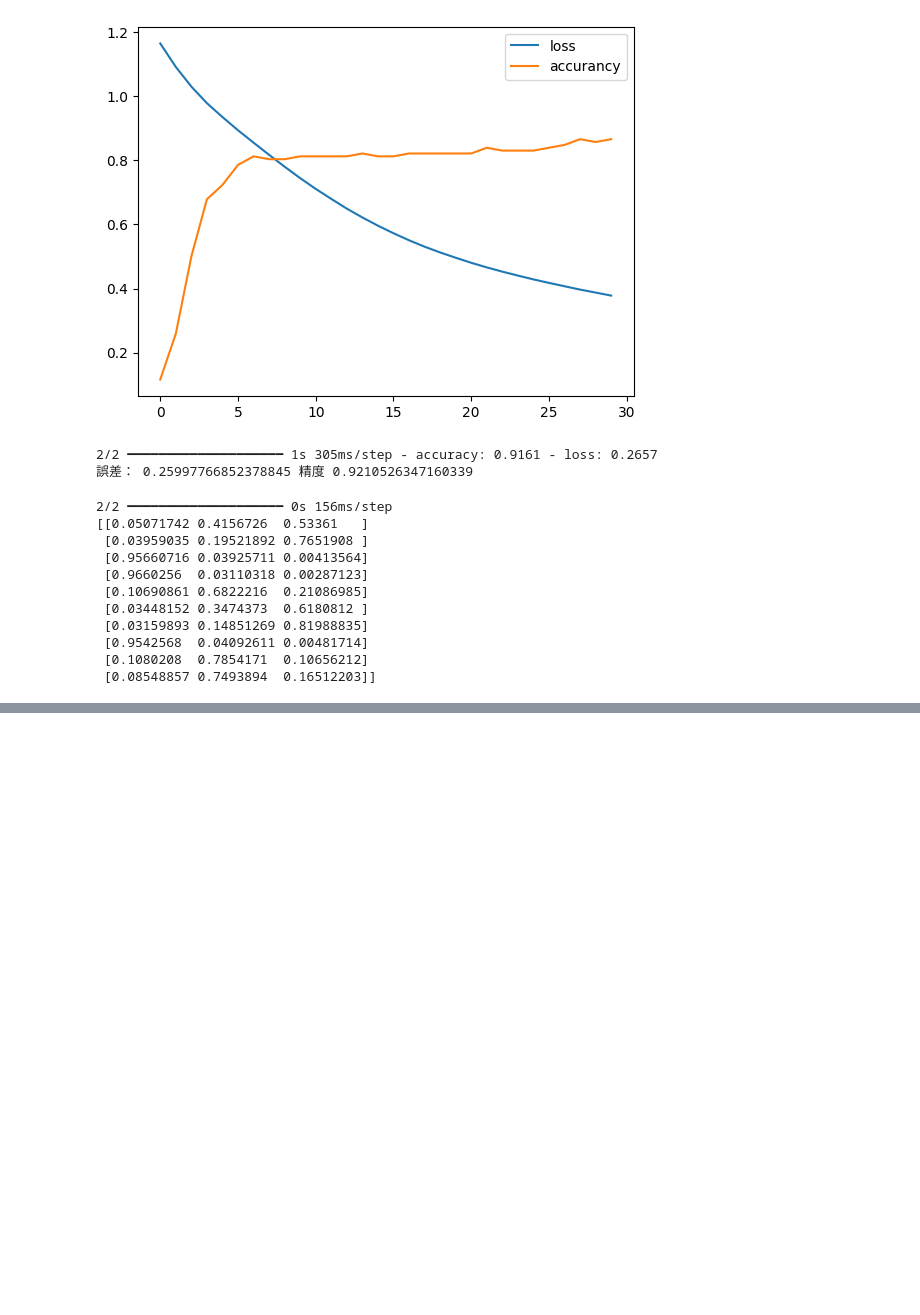
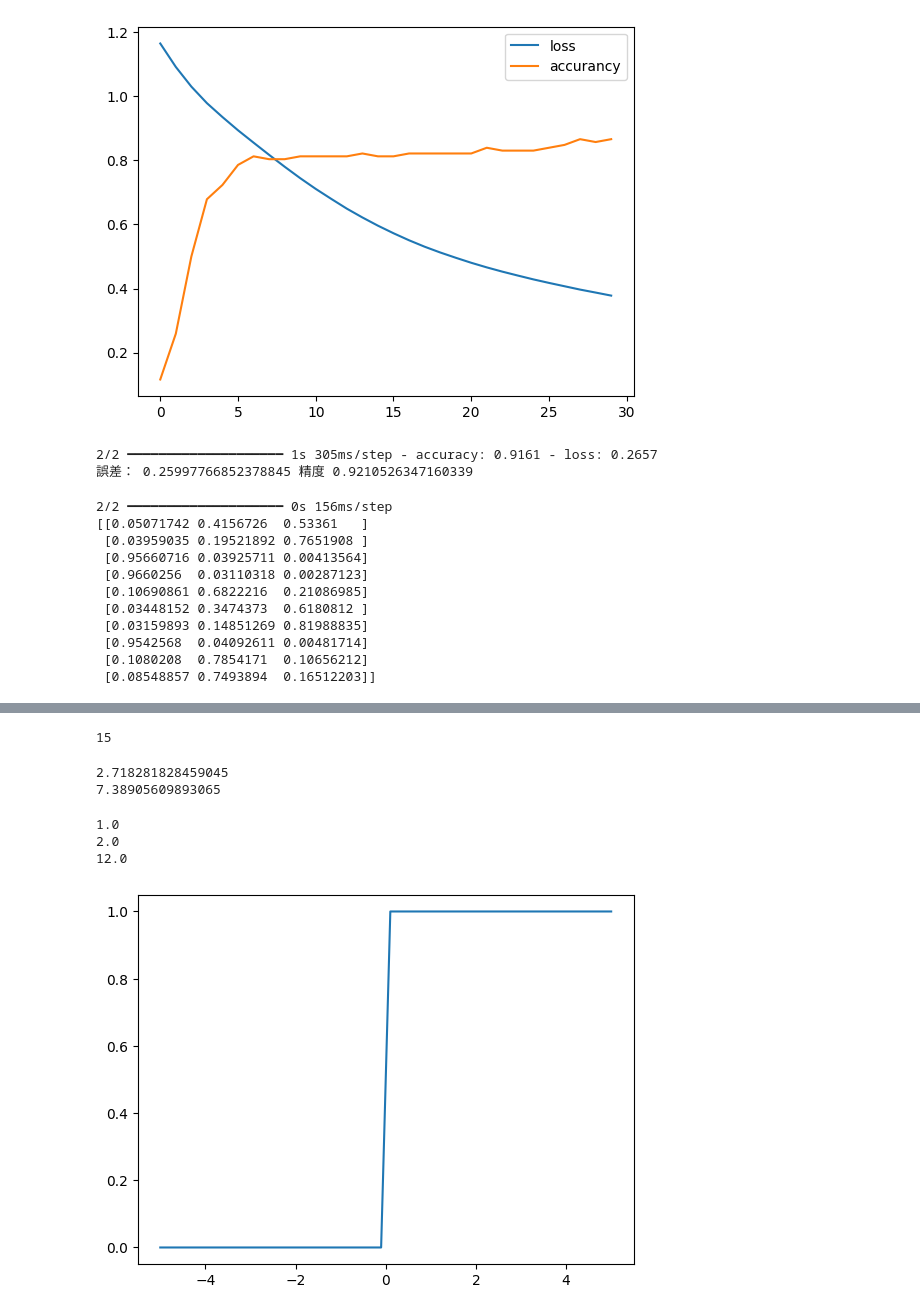
Before and after one commit to domonjo01/colaboratory, a Jupyter notebook: my_notebook.ipynb, the cells around one changed output, grey strips where cells are left out. Saved outputs shown, nothing was run; the diff lists cells and outputs as text; code cells hidden in the pictures; blank space fills up the shorter version.

```diff
--- a/my_notebook.ipynb
+++ b/my_notebook.ipynb
@@ -987,0 +1012,40 @@ print(y_test[:10]) # 予測結果を10件表示
+# %%
+import numpy as np
+
+a = np.array([1, 3, 2, 5, 4]) # a1からa5まで
+y = np.sum(a) # 総和
+print(y)
+# %% [output]
+15
+# %%
+import numpy as np
+
+print(np.e) # ネイピア数
+print(np.exp(2)) # eの1乗
+# %% [output]
+2.718281828459045
+7.38905609893065
+# %%
+import numpy as np
+
+print(np.log(np.e)) # ネイピア数の自然対数
+print(np.log(np.exp(2))) # ネイピア数の2乗の自然対数
+print(np.log(np.exp(12))) # ネイピア数の12乗の自然対数
+# %% [output]
+1.0
+2.0
+12.0
+# %%
+import numpy as np
+import matplotlib.pyplot as plt
+
+def step_function(x):
+  return np.where(x<=0, 0, 1) # 0以下の場合は0、それ以外の場合は1を返す
+
+x = np.linspace(-5, 5)
+y = step_function(x)
+
+plt.plot(x, y)
+plt.show()
+# %% [output]
+[figure, added]
```
Also changed, not shown: parts of 2 cells of this notebook.
